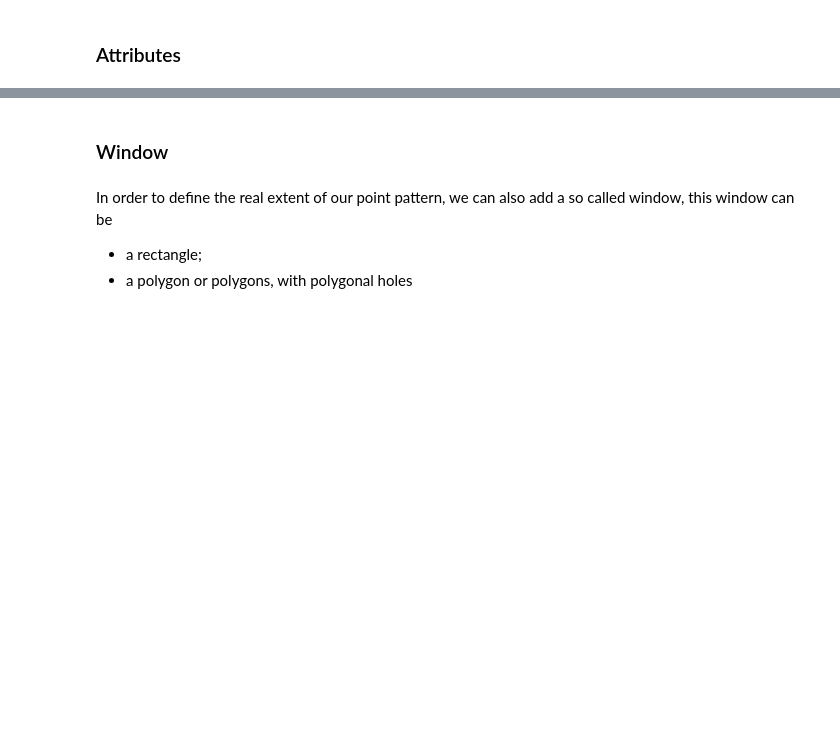
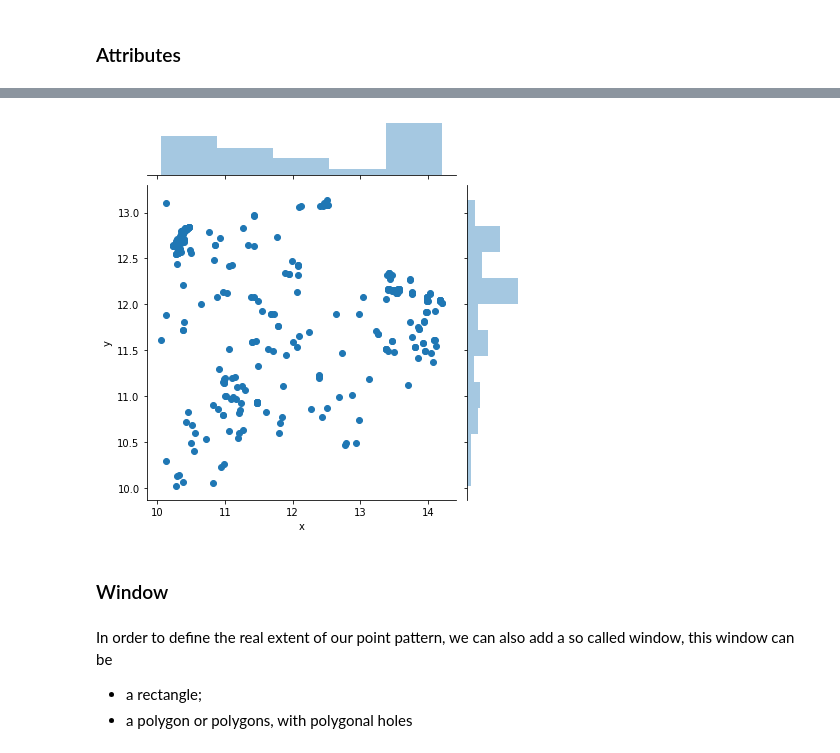
Before and after one commit to makangd/python, a Jupyter notebook: 04_SpatialPointPattern.ipynb, the cells around one changed output, grey strips where cells are left out. Saved outputs shown, nothing was run; the diff lists cells and outputs as text; code cells hidden in the pictures; blank space fills up the shorter version.

```diff
--- a/04_SpatialPointPattern.ipynb
+++ b/04_SpatialPointPattern.ipynb
@@ -194,7 +259,9 @@ pp.plot(window=True)
 import seaborn as sns
 import matplotlib.pyplot as plt
 # %%
-sns.jointplot(x="LONGITUDE", y="LATITUDE", data=pp.df);
+sns.jointplot(x="x", y="y", data=pp.df);
+# %% [output]
+[figure, added]
 # %% [markdown]
 ###  Window
 # %% [markdown]
```
Also changed, not shown: parts of 61 cells of this notebook, 6 other files.
